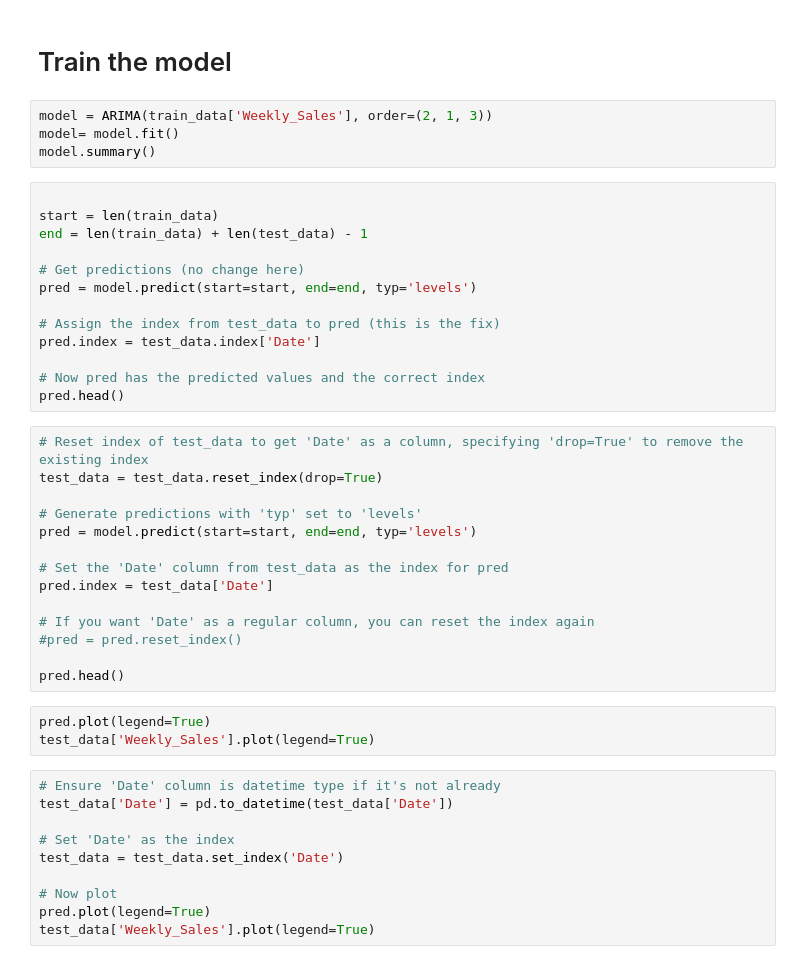
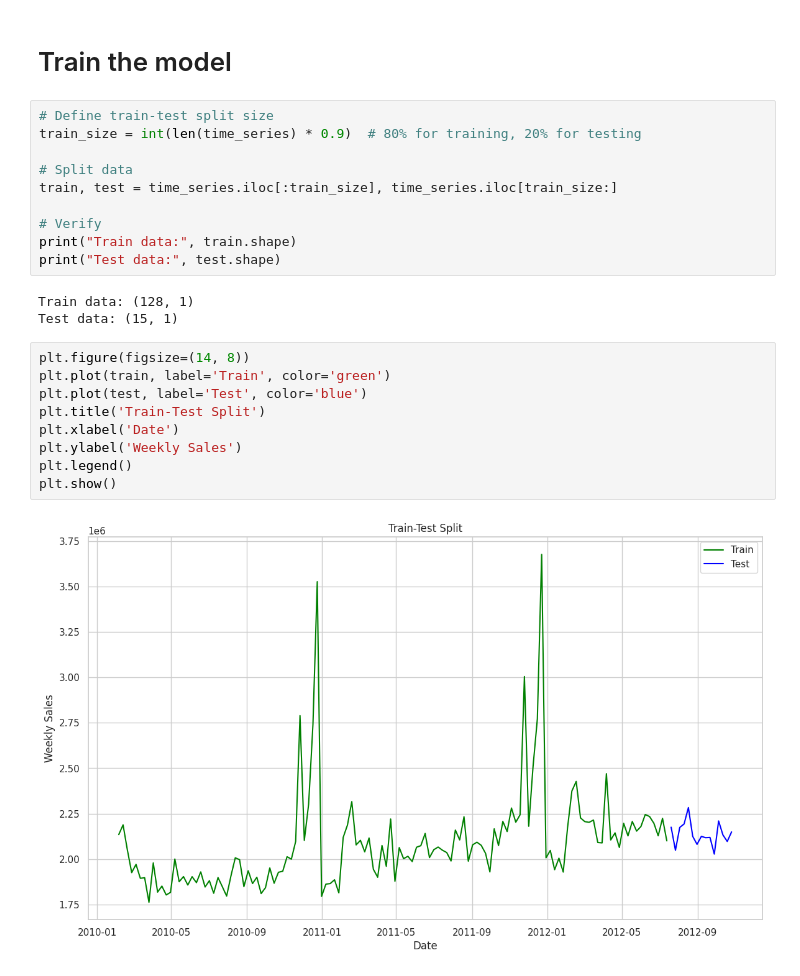
Before and after one commit to Suhas-Subrahmanya/Forcasting_Analysis, a Jupyter notebook: Forcasting_Walmart.ipynb, the cells around one changed output. Cells and saved outputs as stored; diff of their text form.

```diff
--- a/Forcasting_Walmart.ipynb
+++ b/Forcasting_Walmart.ipynb
@@ -633,46 +700,26 @@ plt.plot(test_data['Date'], test_data['Weekly_Sales'], label='Test Data')
 # %% [markdown]
 # Train the model
-# %%
-model = ARIMA(train_data['Weekly_Sales'], order=(2, 1, 3))
-model= model.fit()
-model.summary()
-# %%
-
-start = len(train_data)
-end = len(train_data) + len(test_data) - 1
-
-# Get predictions (no change here)
-pred = model.predict(start=start, end=end, typ='levels')
-
-# Assign the index from test_data to pred (this is the fix)
-pred.index = test_data.index['Date']
-
-# Now pred has the predicted values and the correct index
-pred.head()
-# %%
-# Reset index of test_data to get 'Date' as a column, specifying 'drop=True' to remove the existing index
-test_data = test_data.reset_index(drop=True)
-
-# Generate predictions with 'typ' set to 'levels'
-pred = model.predict(start=start, end=end, typ='levels')
-
-# Set the 'Date' column from test_data as the index for pred
-pred.index = test_data['Date']
-
-# If you want 'Date' as a regular column, you can reset the index again
-#pred = pred.reset_index()
-
-pred.head()
-# %%
-pred.plot(legend=True)
-test_data['Weekly_Sales'].plot(legend=True)
-# %%
-# Ensure 'Date' column is datetime type if it's not already
-test_data['Date'] = pd.to_datetime(test_data['Date'])
-
-# Set 'Date' as the index
-test_data = test_data.set_index('Date')
-
-# Now plot
-pred.plot(legend=True)
-test_data['Weekly_Sales'].plot(legend=True)
+# %%
+# Define train-test split size
+train_size = int(len(time_series) * 0.9)  # 80% for training, 20% for testing
+
+# Split data
+train, test = time_series.iloc[:train_size], time_series.iloc[train_size:]
+
+# Verify
+print("Train data:", train.shape)
+print("Test data:", test.shape)
+# %% [output]
+Train data: (128, 1)
+Test data: (15, 1)
+# %%
+plt.figure(figsize=(14, 8))
+plt.plot(train, label='Train', color='green')
+plt.plot(test, label='Test', color='blue')
+plt.title('Train-Test Split')
+plt.xlabel('Date')
+plt.ylabel('Weekly Sales')
+plt.legend()
+plt.show()
+# %% [output]
+[figure, added]
```
Also changed, not shown: parts of 44 cells of this notebook.
